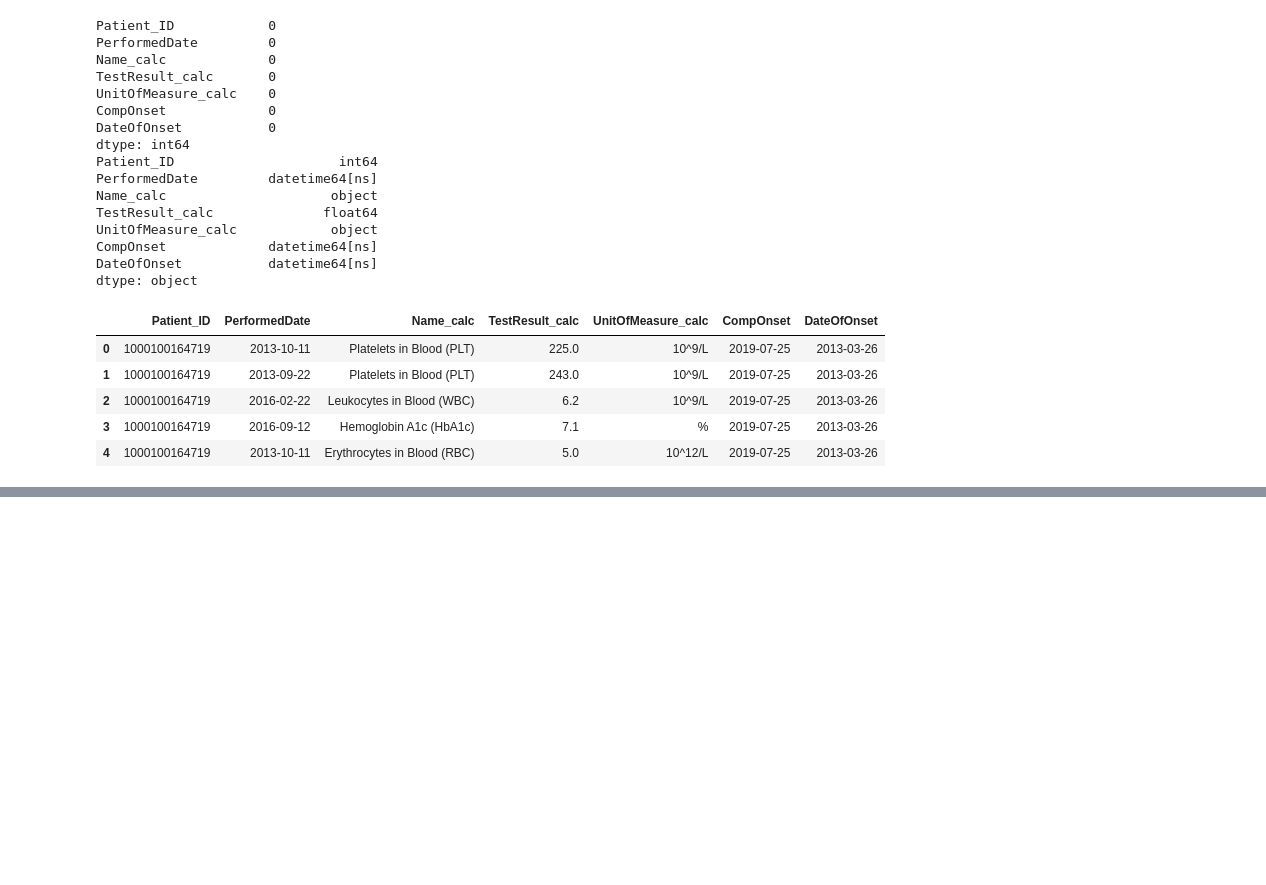
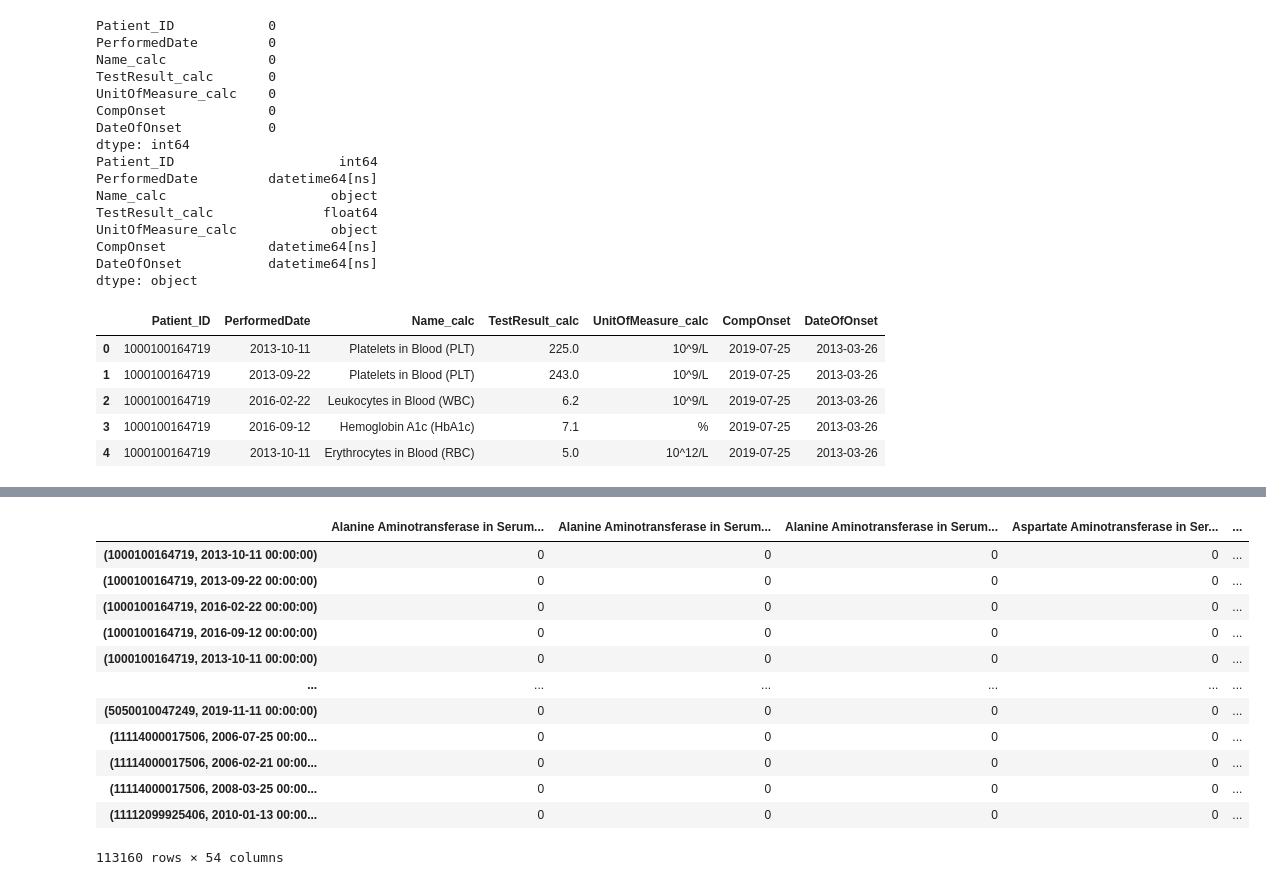
Before and after one commit to DavidHuang0621/DiabetesRiskPrediction, a Jupyter notebook: Lab & Exam Embedding.ipynb, the cells around one changed output, grey strips where cells are left out. Saved outputs shown, nothing was run; the diff lists cells and outputs as text; code cells hidden in the pictures; blank space fills up the shorter version.

```diff
--- a/Lab & Exam Embedding.ipynb
+++ b/Lab & Exam Embedding.ipynb
@@ -41,6 +41,8 @@ Exam = Exam.loc[Exam.Name_calc.isin(tests)]
 # %%
 Exam = Exam.rename(columns={'DateCreated':'PerformedDate'})
 Exam = Exam[Exam.columns[[0,4,1,2,3]]]
+# %%
+Exam = Exam.drop_duplicates(subset=['Patient_ID','PerformedDate'])
 # %%
 lab = pd.concat([Lab,Exam])
 # %%
@@ -176,0 +205,14 @@ turtiles = pd.read_csv('TestTurtiles.csv')
+# %%
+for index, row in Results.iterrows() :
+    test = row['Name_calc']
+    value = row['TestResult_calc']
+    feature = [0,0,0]
+    t1 = float(turtiles.loc[turtiles['TestName'] == test]['t1'])
+    t2 = float(turtiles.loc[turtiles['TestName'] == test]['t2'])
+    if value < t1 :
+        feature = 1.0 #[1,0,0]
+    elif value > t2 :
+        feature = 2.0 #[0,1,0]
+    else :
+        feature = 3.0 #[0,0,1]
+    Results.at[index, 'TestResult_calc'] = feature
@@ -176,0 +228,5 @@ turtiles = pd.read_csv('TestTurtiles.csv')
+# %%
+indices = []
+for index, row in Results.iterrows() :
+    temp = (str(row['Patient_ID']),str(row['PerformedDate']))
+    indices.append(temp)
@@ -176,0 +262,24 @@ turtiles = pd.read_csv('TestTurtiles.csv')
+# %%
+eTests = []
+for t in tests :
+    for i in range(1,4) :
+        eTests.append(t+str(i))
+# %%
+RowFeatures = pd.DataFrame(data = 0,
+                       index = indices,
+                       columns=eTests)
+RowFeatures
+# %% [output]
+|  | Alanine Aminotransferase in Serum... | Alanine Aminotransferase in Serum... | Alanine Aminotransferase in Serum... | Aspartate Aminotransferase in Ser... | ... |
+| (1000100164719, 2013-10-11 00:00:00) | 0 | 0 | 0 | 0 | ... |
+| (1000100164719, 2013-09-22 00:00:00) | 0 | 0 | 0 | 0 | ... |
+| (1000100164719, 2016-02-22 00:00:00) | 0 | 0 | 0 | 0 | ... |
+| (1000100164719, 2016-09-12 00:00:00) | 0 | 0 | 0 | 0 | ... |
+| (1000100164719, 2013-10-11 00:00:00) | 0 | 0 | 0 | 0 | ... |
+| ... | ... | ... | ... | ... | ... |
+| (5050010047249, 2019-11-11 00:00:00) | 0 | 0 | 0 | 0 | ... |
+| (11114000017506, 2006-07-25 00:00... | 0 | 0 | 0 | 0 | ... |
+| (11114000017506, 2006-02-21 00:00... | 0 | 0 | 0 | 0 | ... |
+| (11114000017506, 2008-03-25 00:00... | 0 | 0 | 0 | 0 | ... |
+| (11112099925406, 2010-01-13 00:00... | 0 | 0 | 0 | 0 | ... |
+113160 rows × 54 columns
```
Also changed, not shown: parts of 13 cells of this notebook.
